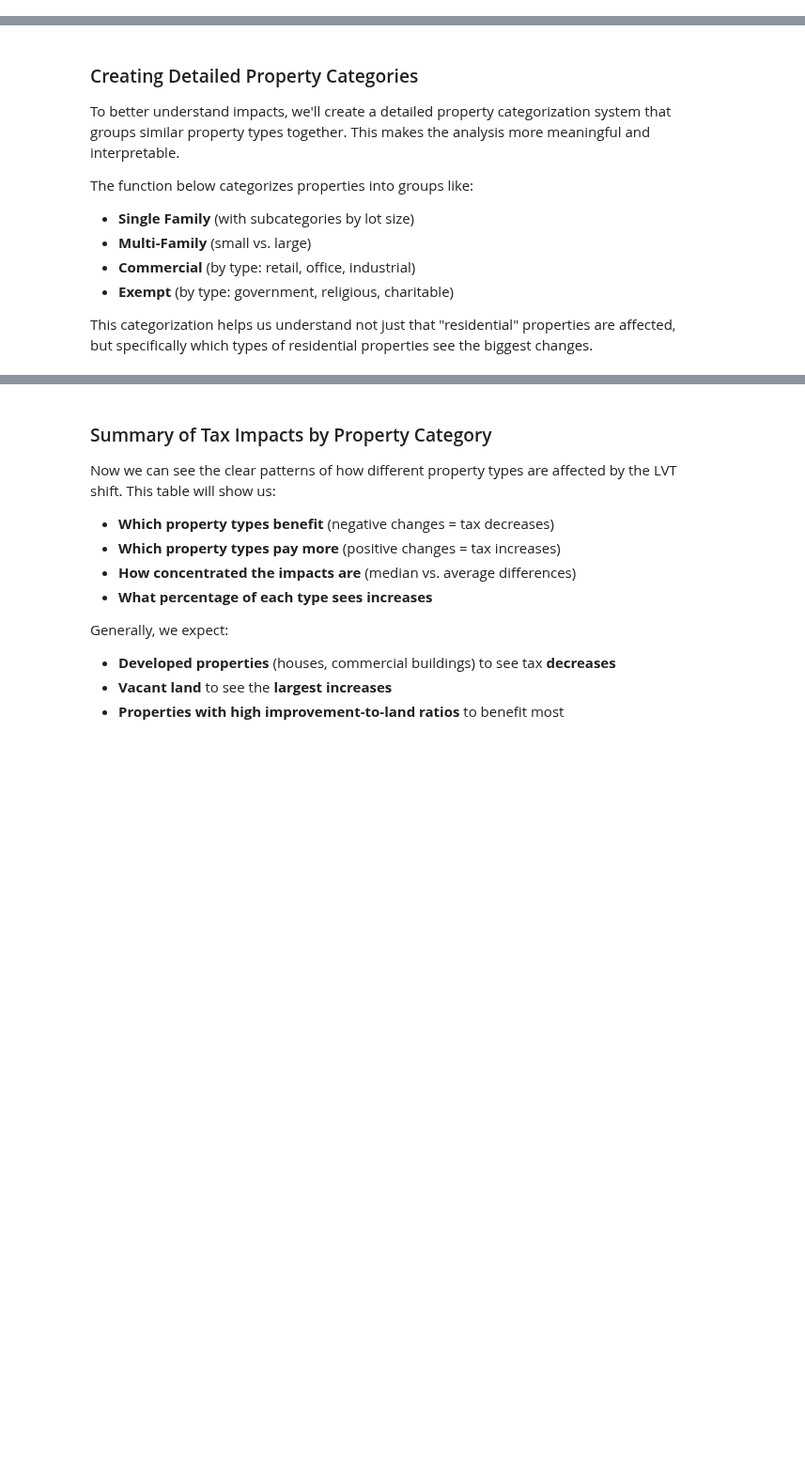
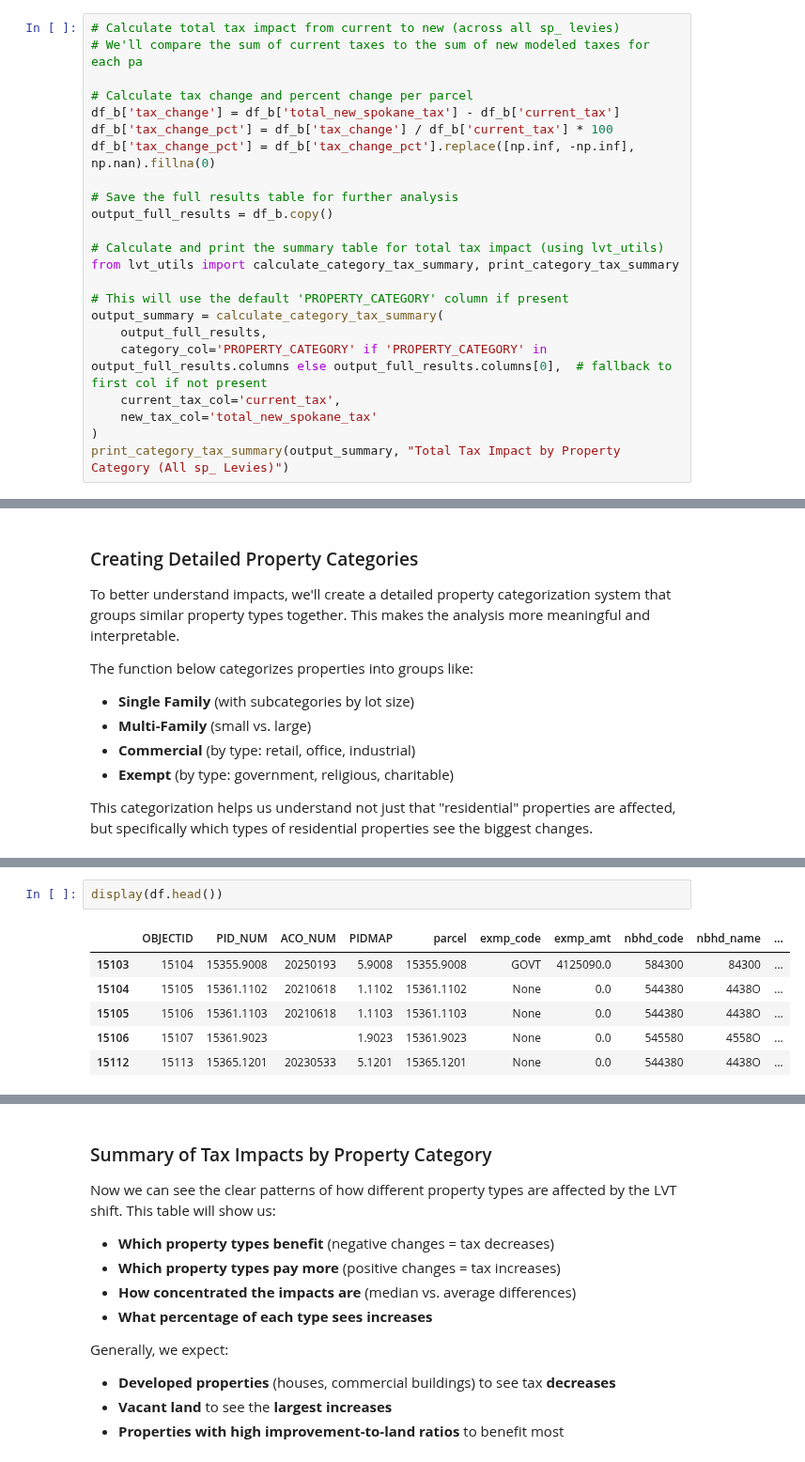
Before and after one commit to gregmiller00/LVTShift, a Jupyter notebook: examples/spokane.ipynb, the cells around one changed output, grey strips where cells are left out. Shown at 94% size. Saved outputs shown, nothing was run; the diff lists cells and outputs as text; blank space fills up the shorter version.

```diff
--- a/examples/spokane.ipynb
+++ b/examples/spokane.ipynb
@@ -806,0 +1211,23 @@ No parcels with levy_rate_25 above 10.
+# %%
+# Calculate total tax impact from current to new (across all sp_ levies)
+# We'll compare the sum of current taxes to the sum of new modeled taxes for each pa
+
+# Calculate tax change and percent change per parcel
+df_b['tax_change'] = df_b['total_new_spokane_tax'] - df_b['current_tax']
+df_b['tax_change_pct'] = df_b['tax_change'] / df_b['current_tax'] * 100
+df_b['tax_change_pct'] = df_b['tax_change_pct'].replace([np.inf, -np.inf], np.nan).fillna(0)
+
+# Save the full results table for further analysis
+output_full_results = df_b.copy()
+
+# Calculate and print the summary table for total tax impact (using lvt_utils)
+from lvt_utils import calculate_category_tax_summary, print_category_tax_summary
+
+# This will use the default 'PROPERTY_CATEGORY' column if present
+output_summary = calculate_category_tax_summary(
+    output_full_results,
+    category_col='PROPERTY_CATEGORY' if 'PROPERTY_CATEGORY' in output_full_results.columns else output_full_results.columns[0],  # fallback to first col if not present
+    current_tax_col='current_tax',
+    new_tax_col='total_new_spokane_tax'
+)
+print_category_tax_summary(output_summary, "Total Tax Impact by Property Category (All sp_ Levies)")
@@ -907,0 +1493,9 @@ Overall percent of properties with increase: 22.23%
+# %%
+display(df.head())
+# %% [output]
+|  | OBJECTID | PID_NUM | ACO_NUM | PIDMAP | parcel | exmp_code | exmp_amt | nbhd_code | nbhd_name | ... |
+| 15103 | 15104 | 15355.9008 | 20250193 | 5.9008 | 15355.9008 | GOVT | 4125090.0 | 584300 | 84300 | ... |
+| 15104 | 15105 | 15361.1102 | 20210618 | 1.1102 | 15361.1102 | None | 0.0 | 544380 | 4438O | ... |
+| 15105 | 15106 | 15361.1103 | 20210618 | 1.1103 | 15361.1103 | None | 0.0 | 544380 | 4438O | ... |
+| 15106 | 15107 | 15361.9023 |  | 1.9023 | 15361.9023 | None | 0.0 | 545580 | 4558O | ... |
+| 15112 | 15113 | 15365.1201 | 20230533 | 5.1201 | 15365.1201 | None | 0.0 | 544380 | 4438O | ... |
```
Also changed, not shown: parts of 37 cells of this notebook, 3 other files.
